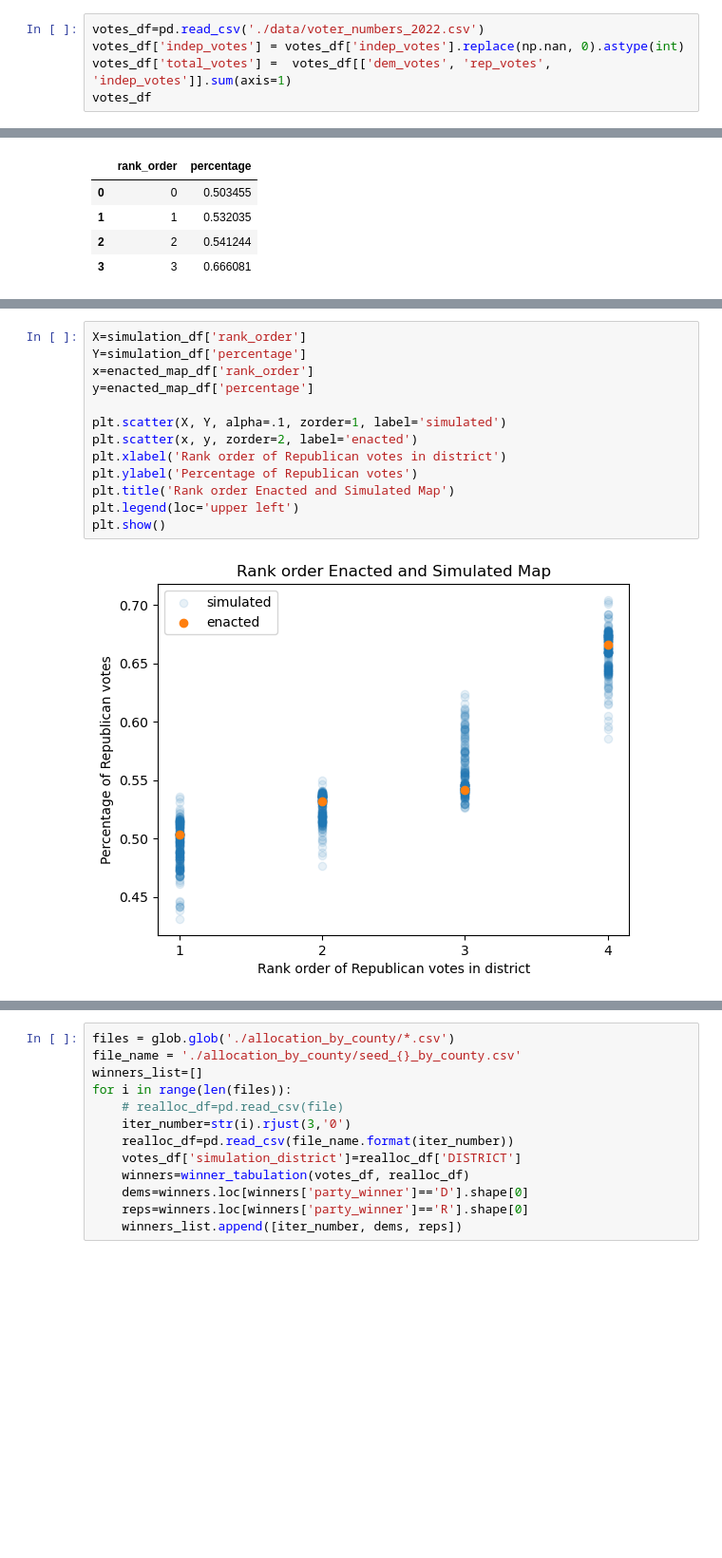
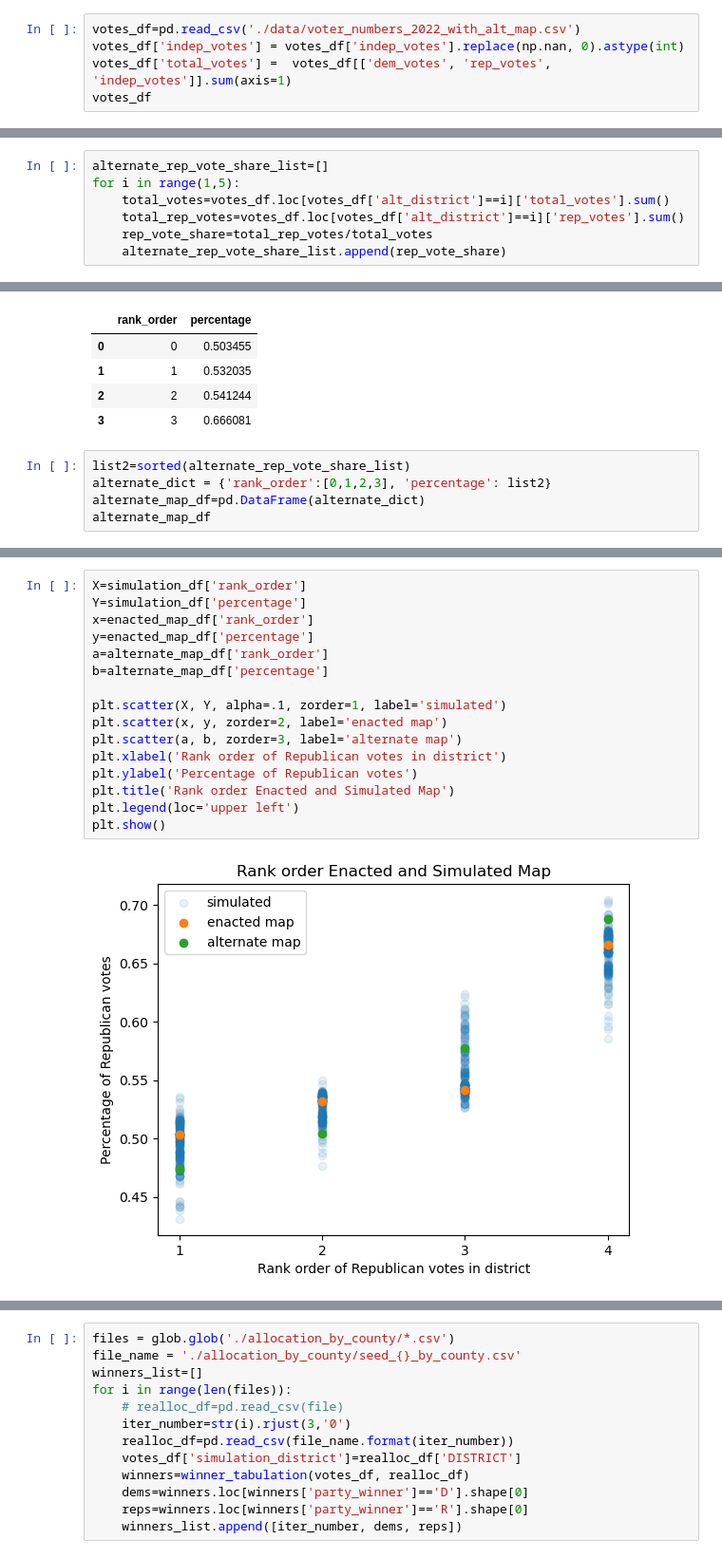
Before and after one commit to stefaniegwangphd/ia-redistricting, a Jupyter notebook: seat_share_tabulation.ipynb, the cells around one changed output, grey strips where cells are left out. Shown at 95% size. Cells and saved outputs as stored; diff of their text form; blank space fills up the shorter version.

Commit message:
add in Republican vote share for 2021 alternate map to graphics

```diff
--- a/seat_share_tabulation.ipynb
+++ b/seat_share_tabulation.ipynb
@@ -8,7 +8,7 @@ import os
 import glob
 import re
 # %%
-votes_df=pd.read_csv('./data/voter_numbers_2022.csv')
+votes_df=pd.read_csv('./data/voter_numbers_2022_with_alt_map.csv')
 votes_df['indep_votes'] = votes_df['indep_votes'].replace(np.nan, 0).astype(int)
 votes_df['total_votes'] =  votes_df[['dem_votes', 'rep_votes', 'indep_votes']].sum(axis=1)
 votes_df
@@ -33,3 +33,10 @@ for i in range(1,5):
     total_rep_votes=votes_df.loc[votes_df['og_district']==i]['rep_votes'].sum()
     rep_vote_share=total_rep_votes/total_votes
     enacted_rep_vote_share_list.append(rep_vote_share)
+# %%
+alternate_rep_vote_share_list=[]
+for i in range(1,5):
+    total_votes=votes_df.loc[votes_df['alt_district']==i]['total_votes'].sum()
+    total_rep_votes=votes_df.loc[votes_df['alt_district']==i]['rep_votes'].sum()
+    rep_vote_share=total_rep_votes/total_votes
+    alternate_rep_vote_share_list.append(rep_vote_share)
@@ -99,3 +110,8 @@ enacted_map_df
 | 1 | 1 | 0.532035 |
 | 2 | 2 | 0.541244 |
 | 3 | 3 | 0.666081 |
+# %%
+list2=sorted(alternate_rep_vote_share_list)
+alternate_dict = {'rank_order':[0,1,2,3], 'percentage': list2}
+alternate_map_df=pd.DataFrame(alternate_dict)
+alternate_map_df
@@ -102,18 +124,21 @@ enacted_map_df
 # %%
 X=simulation_df['rank_order']
 Y=simulation_df['percentage']
 x=enacted_map_df['rank_order']
 y=enacted_map_df['percentage']
+a=alternate_map_df['rank_order']
+b=alternate_map_df['percentage']
 
 plt.scatter(X, Y, alpha=.1, zorder=1, label='simulated')
-plt.scatter(x, y, zorder=2, label='enacted')
+plt.scatter(x, y, zorder=2, label='enacted map')
+plt.scatter(a, b, zorder=3, label='alternate map')
 plt.xlabel('Rank order of Republican votes in district')
 plt.ylabel('Percentage of Republican votes')
 plt.title('Rank order Enacted and Simulated Map')
 plt.legend(loc='upper left')
 plt.show()
 # %% [output]
-[figure, old version]
+[figure, new version]
 # %%
 sns.violinplot(x=X, y=Y, zorder=1)
 sns.scatterplot(x=x, y=y,zorder=2)
```
Also changed, not shown: parts of 6 cells of this notebook.
